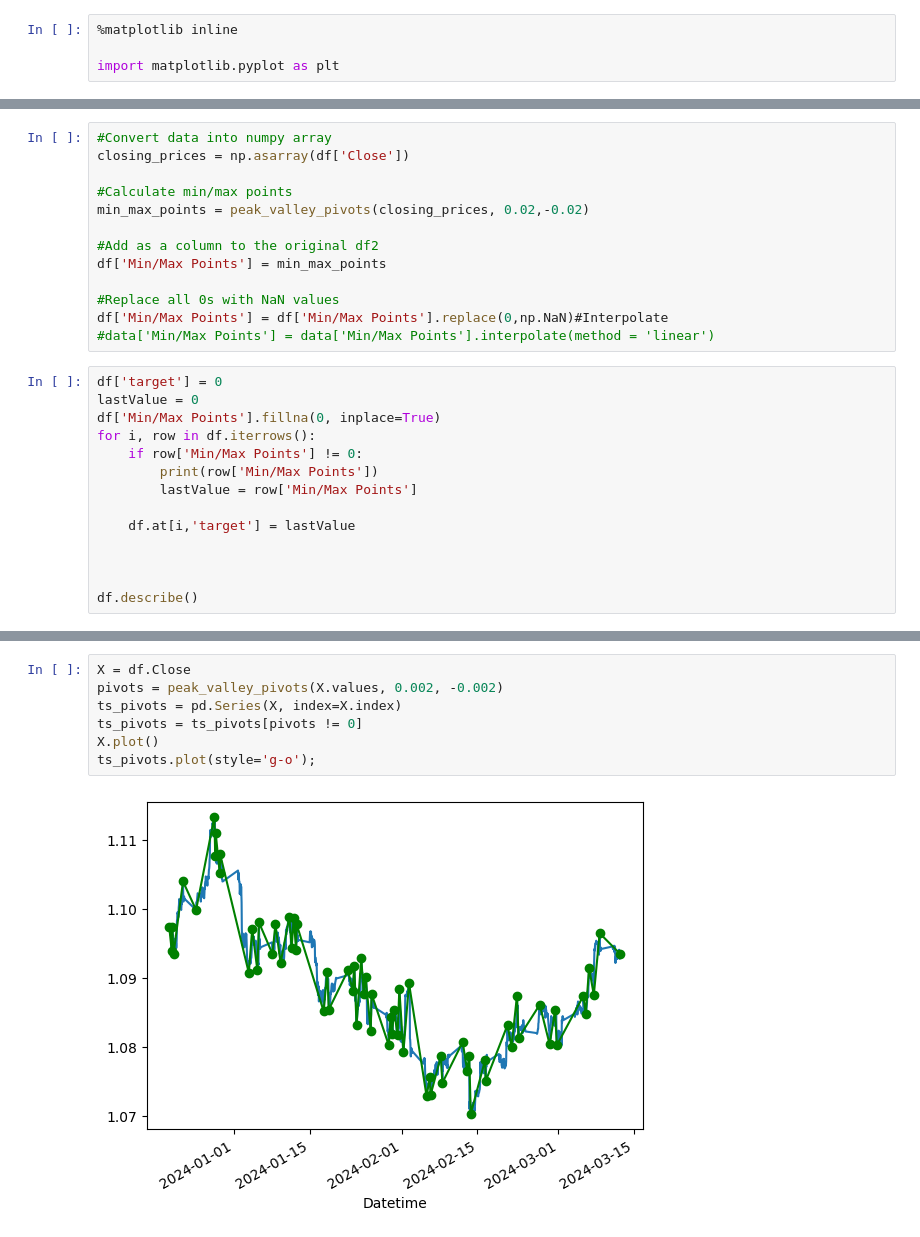
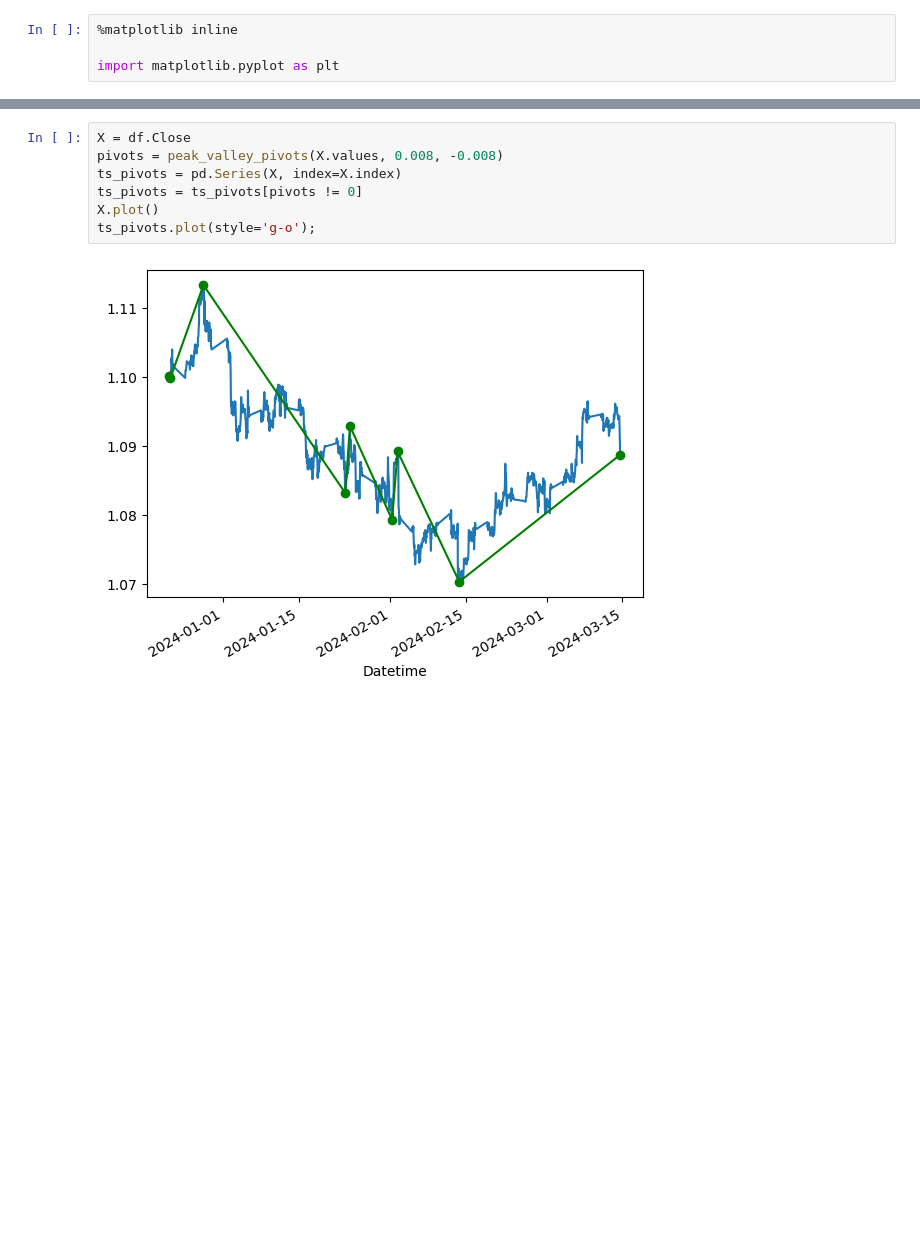
Before and after one commit to MikChristensen/Algo-Trading-Examples, a Jupyter notebook: 03 - Tensorflow example/Timeseries_Test.ipynb, the cells around one changed output, grey strips where cells are left out. Drawn from its saved outputs; the diff is of its cells as text; blank space fills up the shorter version.

```diff
--- a/03 - Tensorflow example/Timeseries_Test.ipynb
+++ b/03 - Tensorflow example/Timeseries_Test.ipynb
@@ -50,27 +113,0 @@ df = get_yfinance_hist(symbol = symbol, period = period, interval= interval )
-# %%
-#Convert data into numpy array
-closing_prices = np.asarray(df['Close'])
-
-#Calculate min/max points
-min_max_points = peak_valley_pivots(closing_prices, 0.02,-0.02)
-
-#Add as a column to the original df2
-df['Min/Max Points'] = min_max_points
-
-#Replace all 0s with NaN values
-df['Min/Max Points'] = df['Min/Max Points'].replace(0,np.NaN)#Interpolate
-#data['Min/Max Points'] = data['Min/Max Points'].interpolate(method = 'linear')
-# %%
-df['target'] = 0
-lastValue = 0
-df['Min/Max Points'].fillna(0, inplace=True)
-for i, row in df.iterrows():
-    if row['Min/Max Points'] != 0:
-        print(row['Min/Max Points'])
-        lastValue = row['Min/Max Points']
-
-    df.at[i,'target'] = lastValue
-
-
-
-df.describe()
@@ -101,9 +124,9 @@ df.head()
 # %%
 X = df.Close
-pivots = peak_valley_pivots(X.values, 0.002, -0.002)
+pivots = peak_valley_pivots(X.values, 0.008, -0.008)
 ts_pivots = pd.Series(X, index=X.index)
 ts_pivots = ts_pivots[pivots != 0]
 X.plot()
 ts_pivots.plot(style='g-o');
 # %% [output]
-[figure, old version]
+[figure, new version]
```
Also changed, not shown: parts of 19 cells of this notebook, 9 other files.
